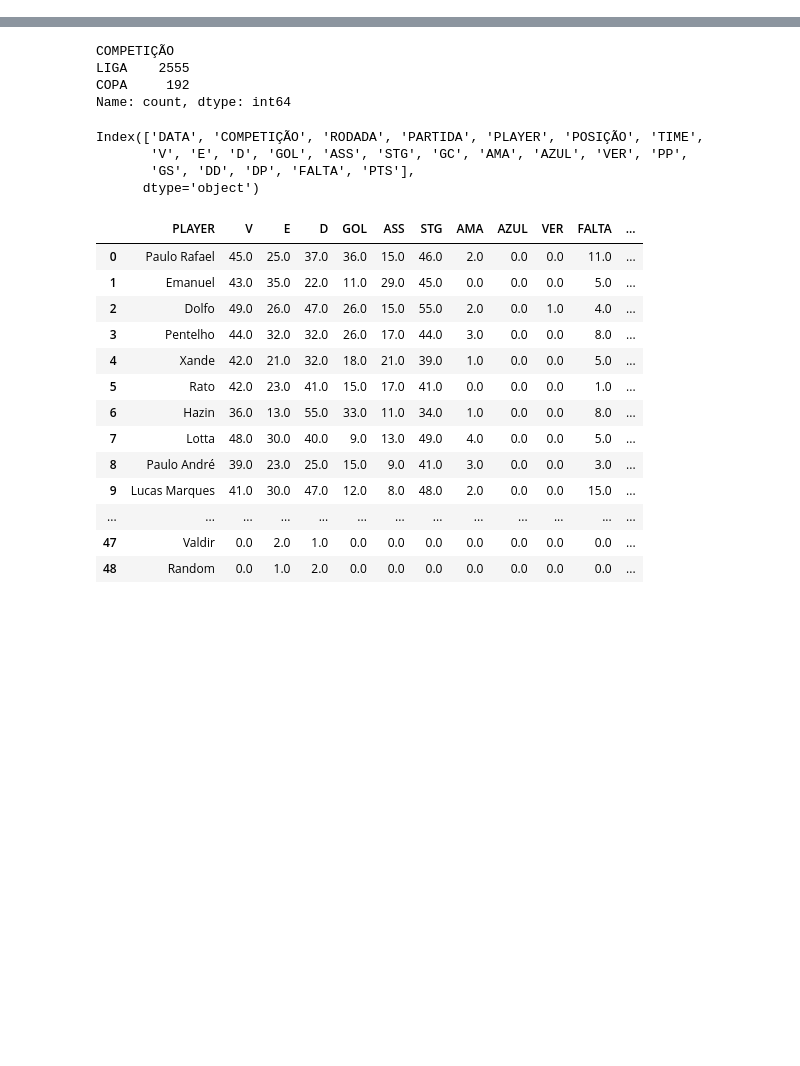
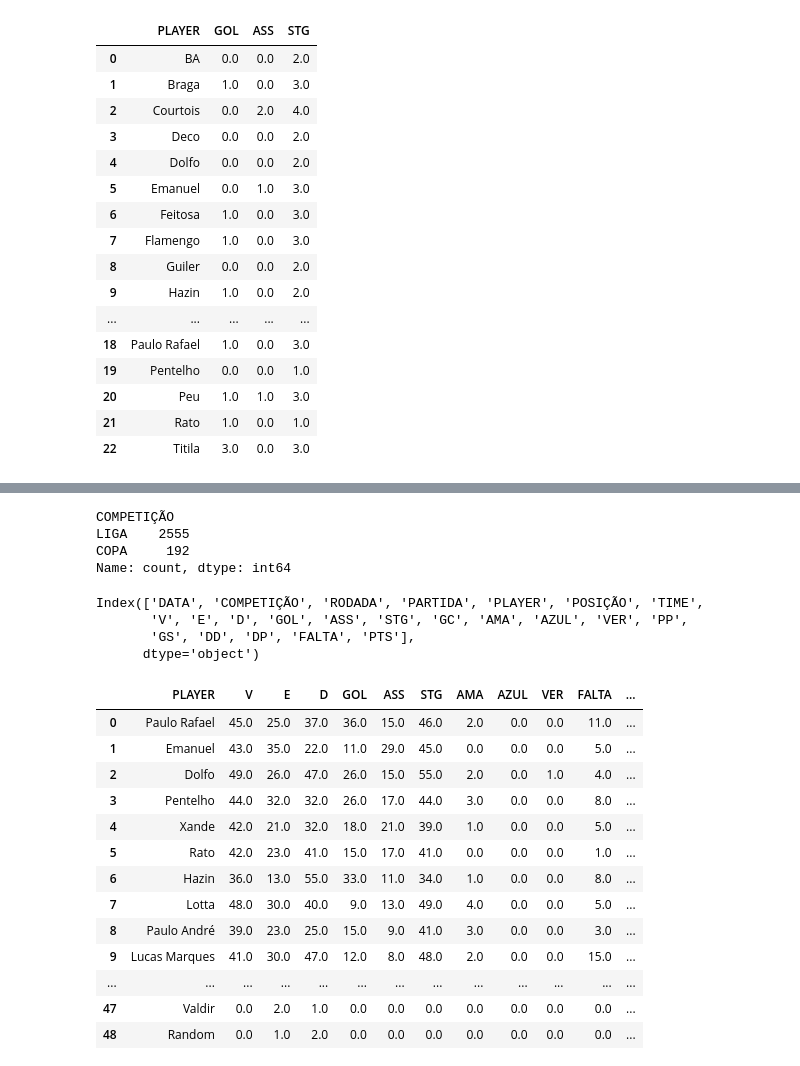
Before and after one commit to talesaraujoc/mrleague_v2_web_app, a Jupyter notebook: notebook_test.ipynb, the cells around one changed output, grey strips where cells are left out. Drawn from its saved outputs; the diff is of its cells as text; code cells hidden in the pictures; blank space fills up the shorter version.

```diff
--- a/notebook_test.ipynb
+++ b/notebook_test.ipynb
@@ -10,3 +13,8 @@ df_season = pd.concat([df, df_copas])
 df.fillna(0, inplace=True)
 df_copas.fillna(0, inplace=True)
 df_season.fillna(0, inplace=True)
+# %%
+df_target = df_season.loc[df_season['COMPETIÇÃO']=='LIGA']
+df_target = df_target.loc[df_target['RODADA']==20]
+df_target = df_target.groupby('PLAYER').agg({'GOL':'sum', 'ASS':'sum', 'STG':'sum'})
+df_target = df_target.reset_index()
@@ -13,3 +23,23 @@ df_season.fillna(0, inplace=True)
+# %%
+df_target
+# %% [output]
+|  | PLAYER | GOL | ASS | STG |
+| 0 | BA | 0.0 | 0.0 | 2.0 |
+| 1 | Braga | 1.0 | 0.0 | 3.0 |
+| 2 | Courtois | 0.0 | 2.0 | 4.0 |
+| 3 | Deco | 0.0 | 0.0 | 2.0 |
+| 4 | Dolfo | 0.0 | 0.0 | 2.0 |
+| 5 | Emanuel | 0.0 | 1.0 | 3.0 |
+| 6 | Feitosa | 1.0 | 0.0 | 3.0 |
+| 7 | Flamengo | 1.0 | 0.0 | 3.0 |
+| 8 | Guiler | 0.0 | 0.0 | 2.0 |
+| 9 | Hazin | 1.0 | 0.0 | 2.0 |
+| ... | ... | ... | ... | ... |
+| 18 | Paulo Rafael | 1.0 | 0.0 | 3.0 |
+| 19 | Pentelho | 0.0 | 0.0 | 1.0 |
+| 20 | Peu | 1.0 | 1.0 | 3.0 |
+| 21 | Rato | 1.0 | 0.0 | 1.0 |
+| 22 | Titila | 3.0 | 0.0 | 3.0 |
 # %%
 df_season
 # %% [output]
```
Also changed, not shown: parts of 2 cells of this notebook, 1 other file.
